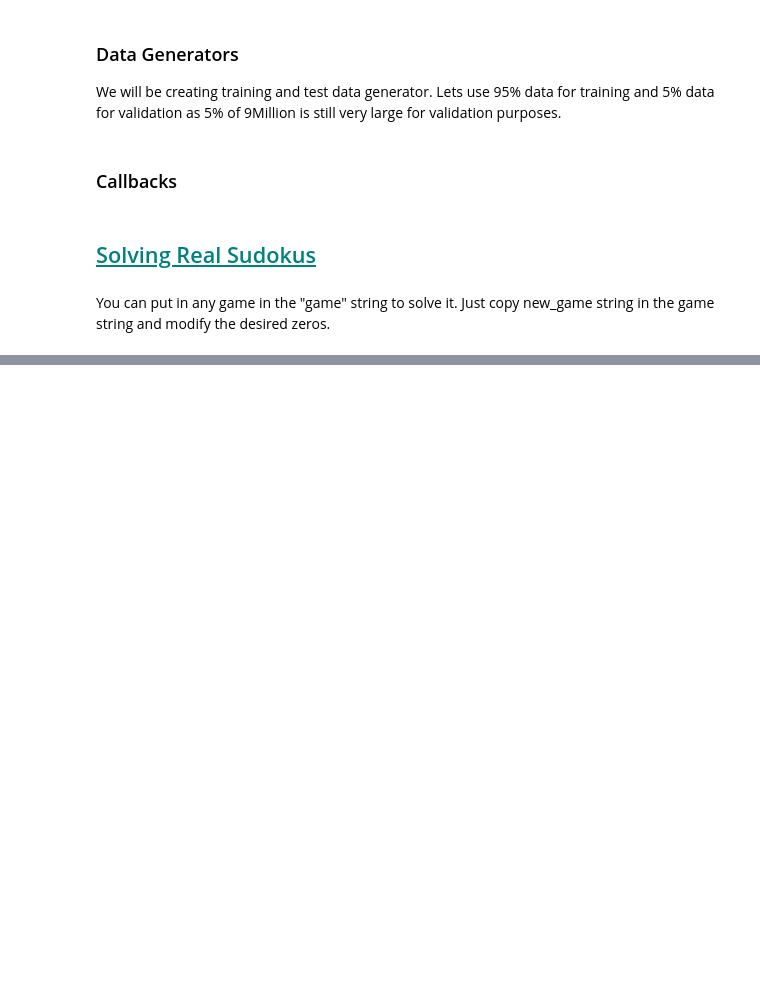
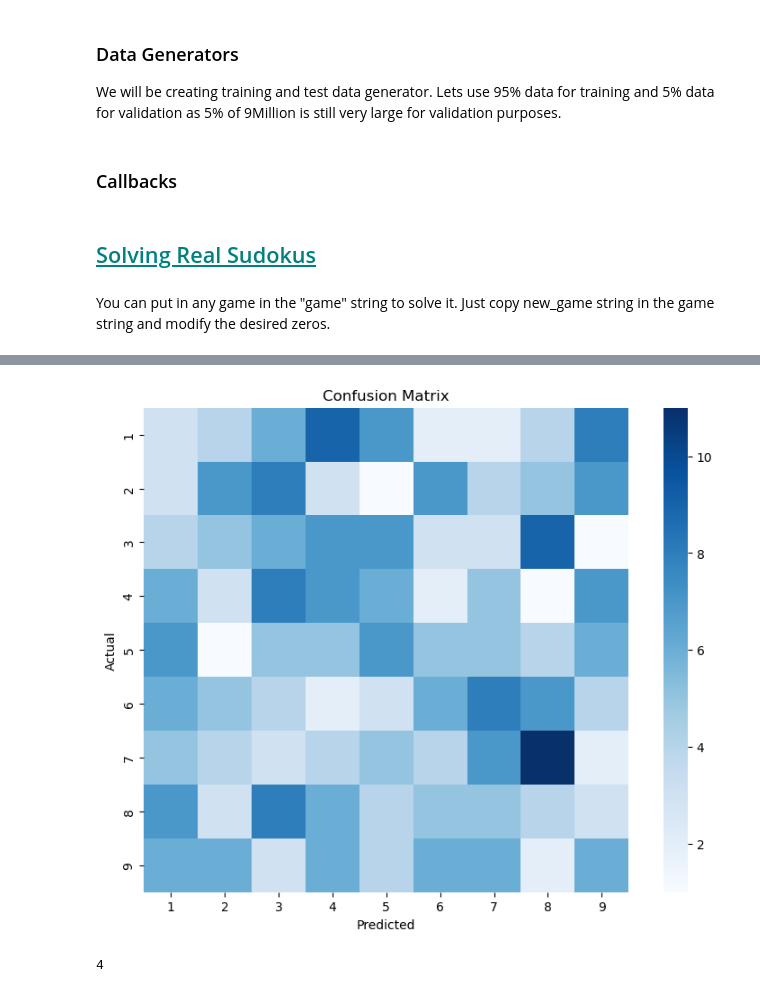
Before and after one commit to jsboigeEpita/2024-EPITA-SCIA-PPC-Sudoku-NLP, a Jupyter notebook: Sudoku.DeepLearning/Resources/cnn-sudoku-solver-using-tensorflow.ipynb, the cells around one changed output, grey strips where cells are left out. Drawn from its saved outputs; the diff is of its cells as text; code cells hidden in the pictures; blank space fills up the shorter version.

Commit message:
fix: confusion matrixes

```diff
--- a/Sudoku.DeepLearning/Resources/cnn-sudoku-solver-using-tensorflow.ipynb
+++ b/Sudoku.DeepLearning/Resources/cnn-sudoku-solver-using-tensorflow.ipynb
@@ -142,8 +164,8 @@ class DataGenerator(tf.keras.utils.Sequence):
 # model = create_model1()
 # model = create_model2()
 # model = create_model3()
-# model = create_model4()
+model = create_model4()
 
-model = tf.keras.models.load_model('/home/assil/DeepLearningGridSolver/Sudoku.DeepLearning/Resources/cnn4.h5')
+# model = tf.keras.models.load_model('/Users/romain/DeepLearningGridSolver/Sudoku.DeepLearning/Resources/tf1-0.h5')
 # %%
 model.summary()
@@ -253,33 +322,48 @@ print_sudoku_grid(solved_puzzle_nn)
 # %%
-def y_pred_func(len, model):
-    list = []
-    for i in range(len):
-        test_pred = solve_sudoku_with_nn(model, data.iloc[i].reshape((9, 9)).reshape(1, 9, 9, 1)).argmax(-1)+1
-        list.append((i, test_pred))
-    return np.array(list)
-
-y_pred_11 = y_pred_func(data.iloc[train_idx:].shape[0], model)
-
 def y_real_func(data):
     len = data.shape[0]
     list = []
     for i in range(len):
-        y_real = data[i] + 1
+        y_real = data.iloc[i]
         list.append((i, y_real))
     return np.array(list)
 
-y_real_11 = y_real_func(data.iloc[train_idx:]["solutions"])
+y_real_11 = y_real_func(data.iloc[train_idx:]["solution"])
 # %%
 def count_grid_acc(actual, predicted):
-    result = np.zeros((9,9), dtype=np.int)
-    for i in range(y_real_11.shape[0]):
-        for j in range(9):
-            for k in range(9):
-                if actual[i][1][j][k] == predicted[i][1][0][j][k]:
-                    result[j][k] += 1
+    result = np.zeros((9,9), dtype=np.int32)
+    for real, pred in zip(actual, predicted):
+        for i, real_num in enumerate(real[1]):
+            # if pred[1][i] == real_num:
+            result[int(real_num) - 1][int(pred[1][i]) - 1] += 1
     return result
 
 cga = count_grid_acc(y_real_11, y_pred_11)
+# %%
+ticks = [1,2,3,4,5,6,7,8,9]
+
+# Plotting the confusion matrix
+plt.figure(figsize=(10, 7))
+sns.heatmap(cga, fmt='d', cmap='Blues', square=True,
+            xticklabels=[str(i) for i in range(1, 10)],
+            yticklabels=[str(i) for i in range(1, 10)])
+plt.xlabel('Predicted')
+plt.ylabel('Actual')
+plt.title('Confusion Matrix')
+plt.show()
+# %% [output]
+[figure, added]
+# %%
+def count_grid_position_acc(cga):
+    sum = data.iloc[-4:]["solution"].shape[0]
+    acc = np.zeros((9,9))
+    for i in range(9):
+        for j in range(9):
+            acc[i][j] = round(cga[i][j] / sum, 4)
+    return acc
+cga_acc = count_grid_position_acc(cga)
+# %% [output]
+4
 # %%
 ticks = [1,2,3,4,5,6,7,8,9]
 
```
Also changed, not shown: parts of 11 cells of this notebook.
